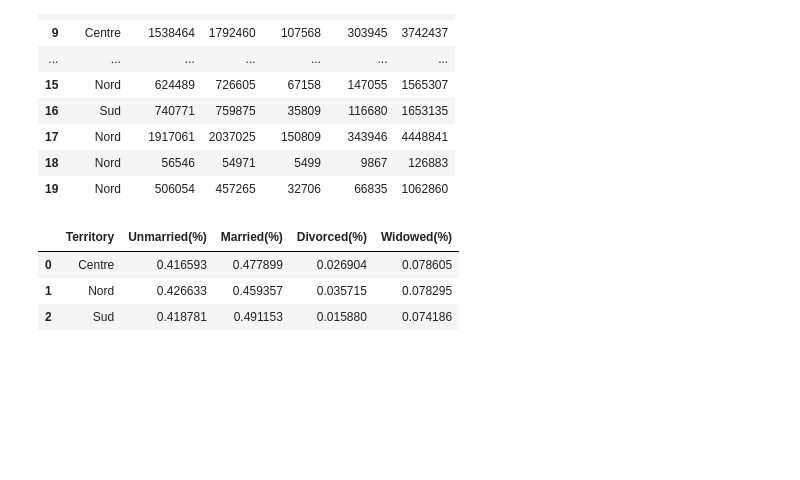
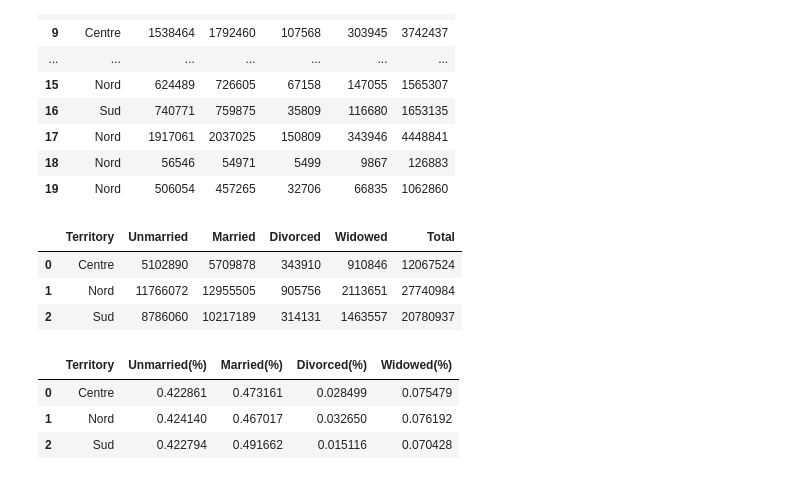
Before and after one commit to Cecilia8989/PfDA_Assignement, a Jupyter notebook: PfDA_Project_1.ipynb, the cells around one changed output. Cells and saved outputs as stored; diff of their text form; code cells hidden in the pictures; blank space fills up the shorter version.

Commit message:
marital status

```diff
--- a/PfDA_Project_1.ipynb
+++ b/PfDA_Project_1.ipynb
@@ -971,24 +968,35 @@ marital_stausu_distribution
 | 17 | Nord | 1917061 | 2037025 | 150809 | 343946 | 4448841 |
 | 18 | Nord | 56546 | 54971 | 5499 | 9867 | 126883 |
 | 19 | Nord | 506054 | 457265 | 32706 | 66835 | 1062860 |
+# %%
+marital_stausu_distribution = marital_stausu_distribution.groupby('Territory')[['Unmarried', 'Married', 'Divorced', 'Widowed', 'Total']].sum().reset_index()
+marital_stausu_distribution
+# %% [output]
+|  | Territory | Unmarried | Married | Divorced | Widowed | Total |
+| 0 | Centre | 5102890 | 5709878 | 343910 | 910846 | 12067524 |
+| 1 | Nord | 11766072 | 12955505 | 905756 | 2113651 | 27740984 |
+| 2 | Sud | 8786060 | 10217189 | 314131 | 1463557 | 20780937 |
 # %%
 marital_stausu_distribution['Unmarried(%)'] = marital_stausu_distribution['Unmarried']/marital_stausu_distribution['Total']
 
 marital_stausu_distribution['Married(%)'] = marital_stausu_distribution['Married']/marital_stausu_distribution['Total']
 
 marital_stausu_distribution['Divorced(%)'] = marital_stausu_distribution['Divorced']/marital_stausu_distribution['Total']
 
 marital_stausu_distribution['Widowed(%)'] = marital_stausu_distribution['Widowed']/marital_stausu_distribution['Total']
 
+# List of columns to be removed from the DataFrame
+columns_to_be_removed = ['Unmarried', 'Married', 'Divorced', 'Widowed', 'Total']
 
+# Remove the specified columns from the 'Instruction_level_italy' DataFrame
+marital_status_distribution_probability = marital_stausu_distribution.drop(columns=columns_to_be_removed)
 
-marital_status_distribution_probability = marital_stausu_distribution.groupby('Territory')[['Unmarried(%)', 'Married(%)', 'Divorced(%)', 'Widowed(%)']].mean().reset_index()
 marital_status_distribution_probability
 # %% [output]
 |  | Territory | Unmarried(%) | Married(%) | Divorced(%) | Widowed(%) |
-| 0 | Centre | 0.416593 | 0.477899 | 0.026904 | 0.078605 |
-| 1 | Nord | 0.426633 | 0.459357 | 0.035715 | 0.078295 |
-| 2 | Sud | 0.418781 | 0.491153 | 0.015880 | 0.074186 |
+| 0 | Centre | 0.422861 | 0.473161 | 0.028499 | 0.075479 |
+| 1 | Nord | 0.424140 | 0.467017 | 0.032650 | 0.076192 |
+| 2 | Sud | 0.422794 | 0.491662 | 0.015116 | 0.070428 |
 # %%
 marital_status_distribution_probability.values
 
```
Also changed, not shown: parts of 46 cells of this notebook.
